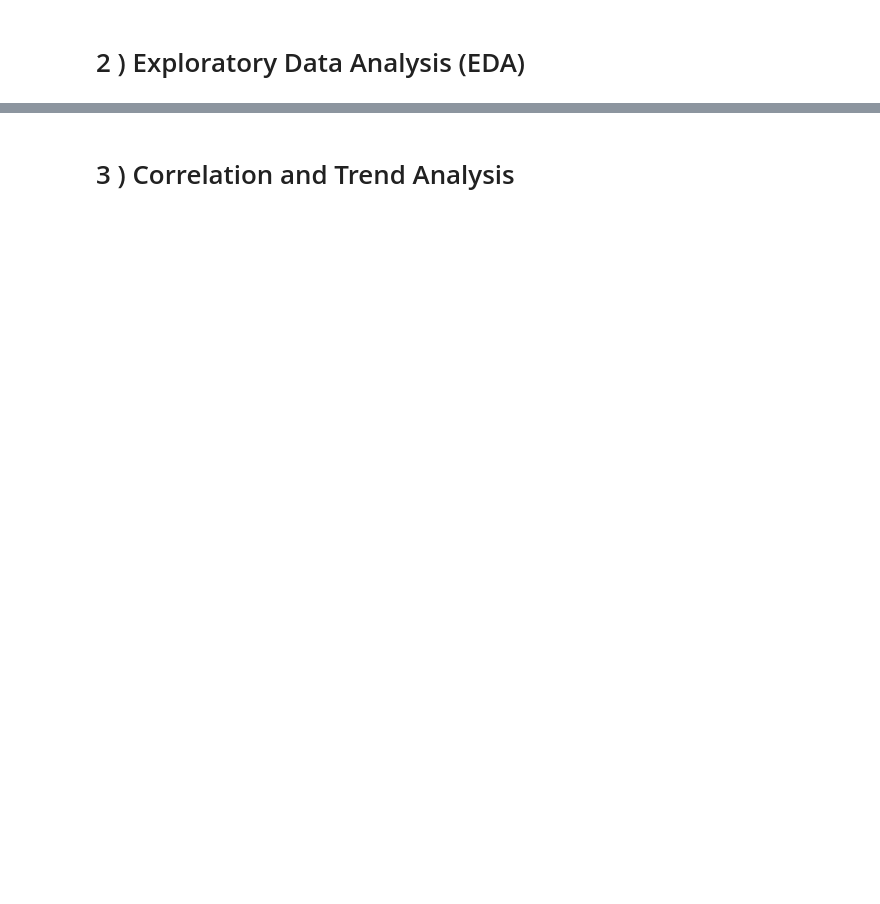
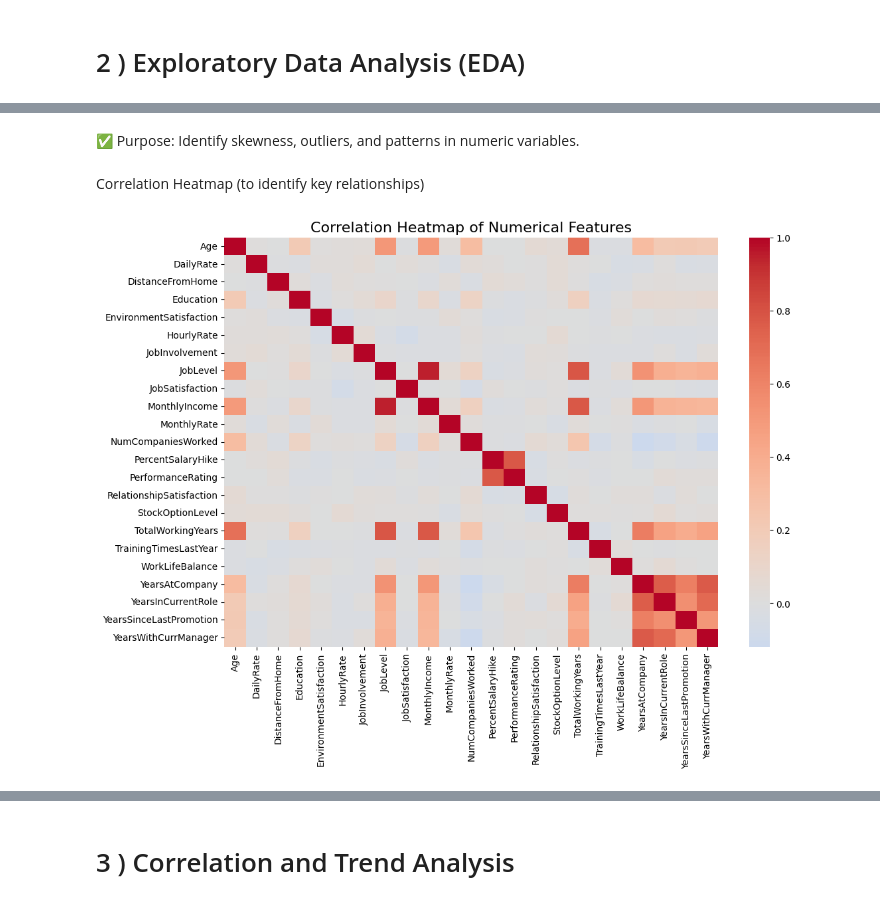
Before and after one commit to y-fares/PSTB-YCDynamics-Hackathon-1, a Jupyter notebook: yc_dynamics_hackathon1_subj3.ipynb, the cells around one changed output, grey strips where cells are left out. Drawn from its saved outputs; the diff is of its cells as text; code cells hidden in the pictures; blank space fills up the shorter version.

```diff
--- a/yc_dynamics_hackathon1_subj3.ipynb
+++ b/yc_dynamics_hackathon1_subj3.ipynb
@@ -170,0 +261,12 @@ np.int64(0)
+# %% [markdown]
+✅ Purpose: Identify skewness, outliers, and patterns in numeric variables.
+# %% [markdown]
+Correlation Heatmap (to identify key relationships)
+# %%
+plt.figure(figsize=(12, 8))
+corr = df.corr(numeric_only=True)
+sns.heatmap(corr, cmap='coolwarm', center=0)
+plt.title("Correlation Heatmap of Numerical Features", fontsize=16)
+plt.show()
+# %% [output]
+[figure, added]
```
Also changed, not shown: parts of 37 cells of this notebook.
